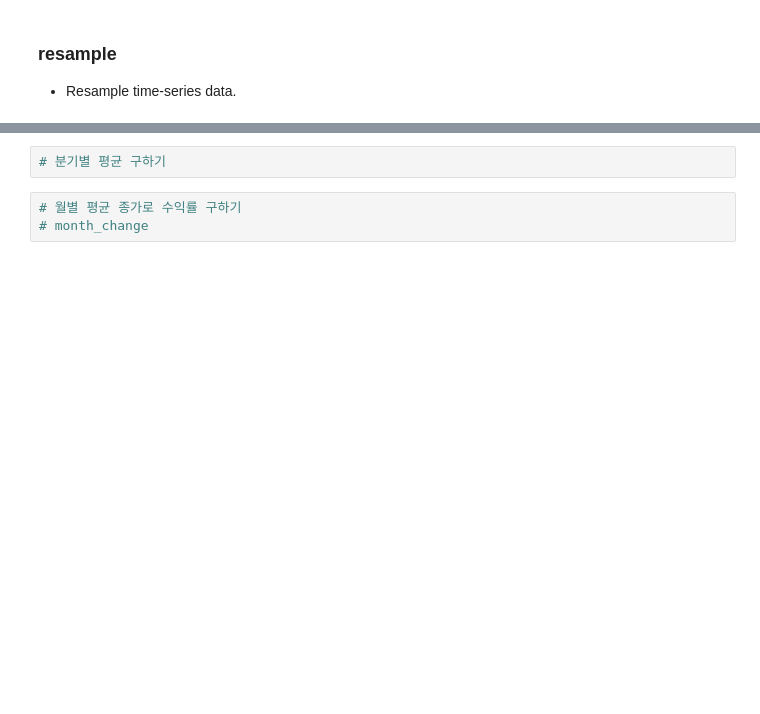
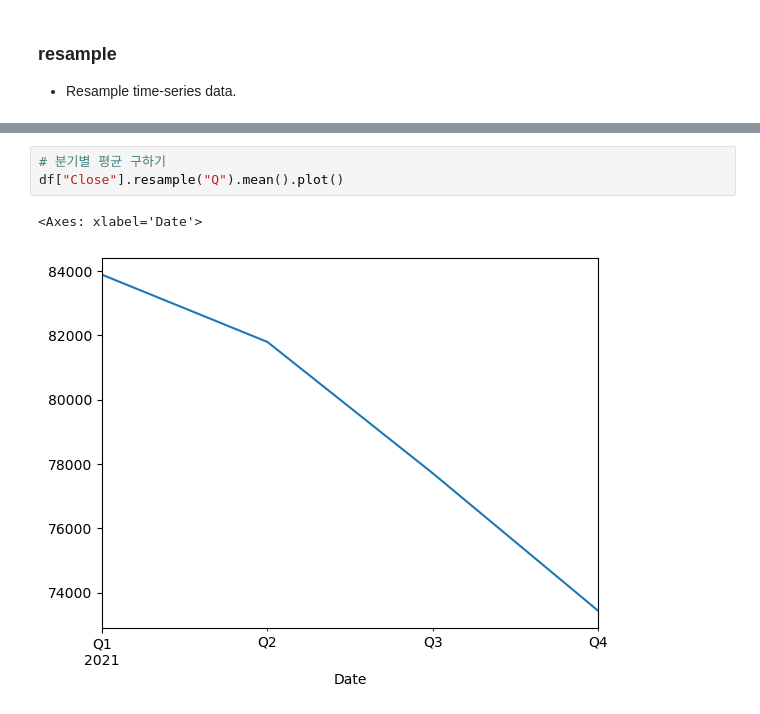
Before and after one commit to jamjamzo/finance-data-analysis, a Jupyter notebook: 6.1 일별 수익률과 이동평균-input.ipynb, the cells around one changed output, grey strips where cells are left out. Drawn from its saved outputs; the diff is of its cells as text; blank space fills up the shorter version.

```diff
--- a/6.1 일별 수익률과 이동평균-input.ipynb
+++ b/6.1 일별 수익률과 이동평균-input.ipynb
@@ -258,5 +376,6 @@ df[["Close","SMA7","CMA", "EWM_long"]].plot(figsize=(10,4), title= "Exponential
 # %%
 # 분기별 평균 구하기
+df["Close"].resample("Q").mean().plot()
+# %% [output]
+<Axes: xlabel='Date'>
+[figure, added]
-# %%
-# 월별 평균 종가로 수익률 구하기
-# month_change
```
Also changed, not shown: parts of 12 cells of this notebook, 2 other files.
